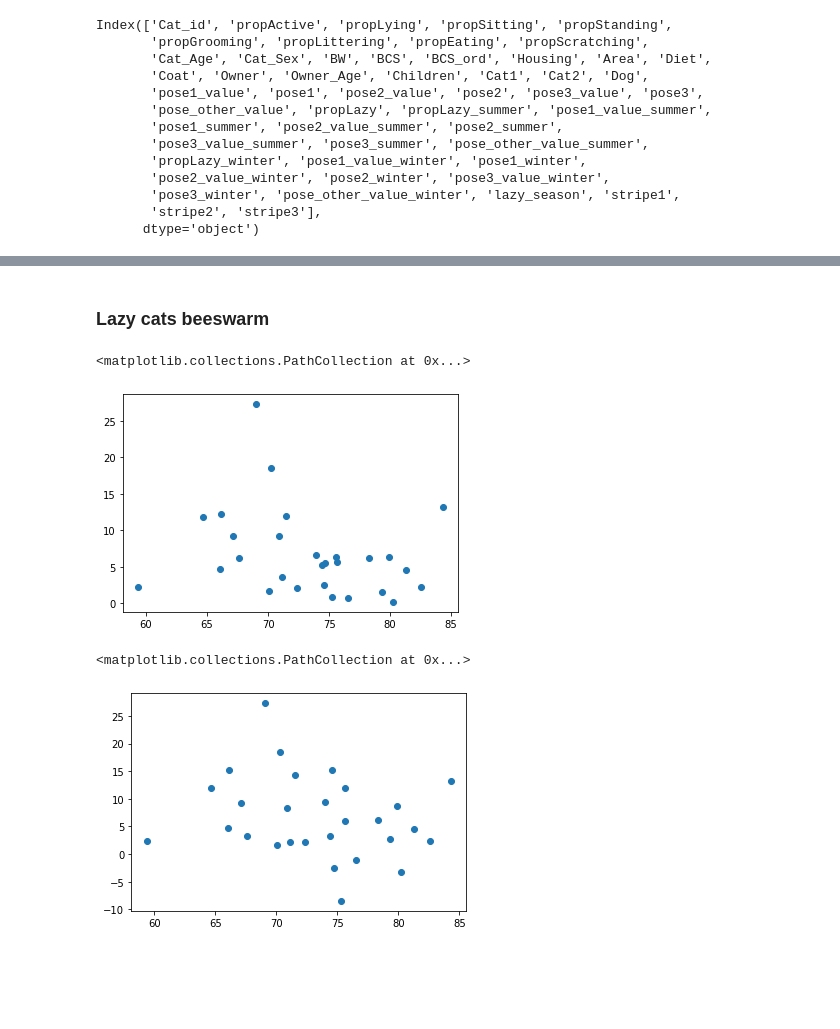
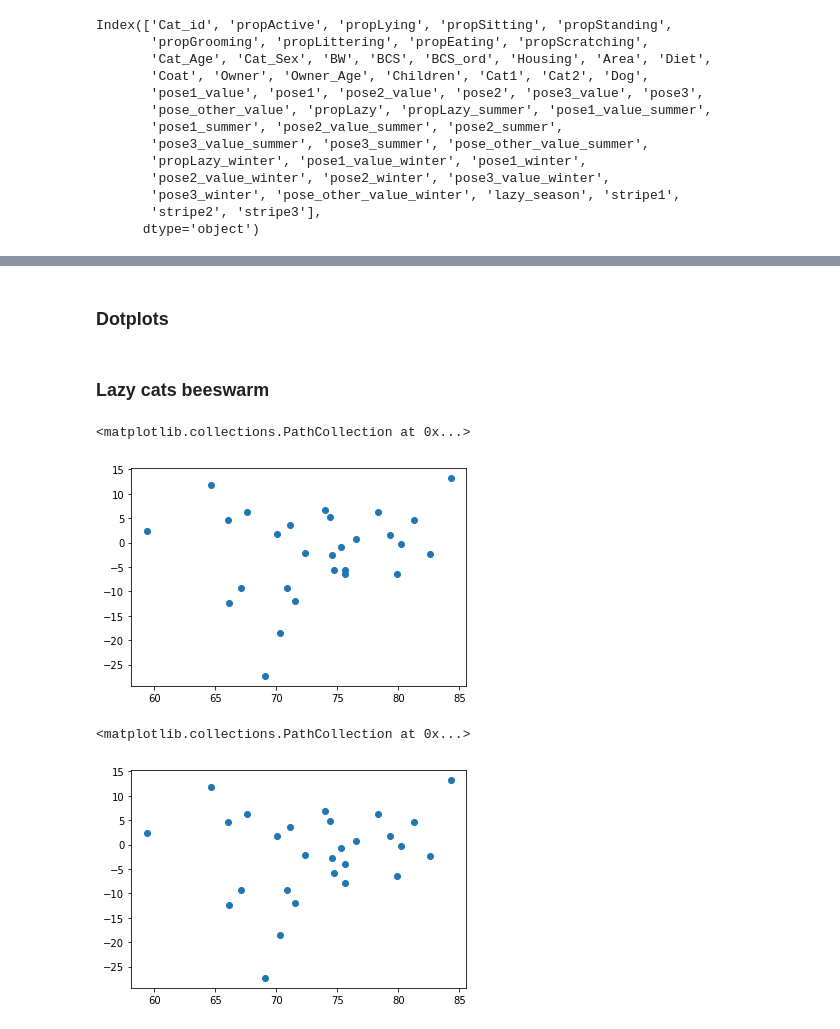
Before and after one commit to Lisa-Ho/d3-playground, a Jupyter notebook: src/components/lazy-cats/analysis/lazy-cats.ipynb, the cells around one changed output, grey strips where cells are left out. Drawn from its saved outputs; the diff is of its cells as text; code cells hidden in the pictures; blank space fills up the shorter version.

```diff
--- a/src/components/lazy-cats/analysis/lazy-cats.ipynb
+++ b/src/components/lazy-cats/analysis/lazy-cats.ipynb
@@ -94,7 +96,7 @@ df = pd.merge(df,
 
 #more lazy in summer or winter
 df["lazy_season"] = df[["propLazy_summer", "propLazy_winter"]].idxmax(axis=1).str.split("_").str[1]
-df["lazy_diff"] = (df["propLazy_summer"] - df["propLazy_winter"]).abs()
+df["lazy_diff"] = (df["propLazy_winter"] - df["propLazy_summer"])
 
 #convert weight rating into dummy variables (5=Ideal > no stripes, 6=Overweight, 7=Heavy, 8=Obese > 3 stripes)
 df["stripe1"] = [1 if i > 5 else 0 for i in df["BCS"]]
@@ -110,6 +112,28 @@ df.head()
 | 3 | Cat12 | 3.10 | 36.65 | 33.60 | 16.6 | 4.05 | 0.00 | 5.95 | ... |
 | 4 | Cat13 | 2.40 | 53.40 | 17.70 | 13.8 | 3.20 | 0.00 | 9.50 | ... |
 5 rows × 53 columns
+# %%
+#cat names
+#names come from Blue Cross charity https://www.bluecross.org.uk/advice/cat/wellbeing-and-care/top-cat-names
+#import random
+#random.shuffle(names_females)
+names_females = ['Fuzzy', 'Tilly', 'Patches', 'Lilly', 'Pumpkin', 'Luna', 'Fluffy',
+                'Bella', 'Molly', 'Bubbles', 'Smudge', 'Misty', 'Poppy', 'Fudge',
+                'Daisy', 'Lily', 'Boo']
+names_males = ['Inky', 'Charlie', 'Ralph', 'Finley', 'Tabby', 'Marbles', 'Lucky',
+                'Oscar', 'Socks', 'Felix', 'Buddy']
+
+#assign random cat name
+female_iter = iter(names_females)
+male_iter = iter(names_males)
+def assign_name(gender):
+    if gender == 'Neutered female':
+        return next(female_iter, 'Unnamed_Female')
+    elif gender == 'Neutered male':
+        return next(male_iter, 'Unnamed_Male')
+    else:
+        return 'Unknown'
+df['Cat_name'] = df['Cat_Sex'].apply(assign_name)
 # %%
 df.columns
 # %% [output]
@@ -202,3 +292,5 @@ Index(['Cat_id', 'propActive', 'propLying', 'propSitting', 'propStanding',
+# %% [markdown]
+### Dotplots
 # %% [markdown]
 ### Lazy cats beeswarm
 # %%
@@ -207,27 +299,27 @@ fig, ax = plt.subplots()
 ax.scatter(df["propLazy"], df["lazy_diff"])
 # %% [output]
 <matplotlib.collections.PathCollection at 0x...>
-[figure, old version]
+[figure, new version]
 # %%
-def relax_y_positions(x_vals, y_vals, radius=3, iterations=10):
+def relax_y_positions(x_vals, y_vals, radius=1, iterations=10):
     y = y_vals.copy()
     for _ in range(iterations):
         for i in range(len(x_vals)):
             for j in range(i + 1, len(x_vals)):
                 if abs(x_vals[i] - x_vals[j]) < 1:
                     dy = y[j] - y[i]
                     if abs(dy) < 2 * radius:
                         shift = (2 * radius - abs(dy)) / 2
                         direction = 1 if dy >= 0 else -1
                         y[i] -= shift * direction
                         y[j] += shift * direction
     return y
 
 new_y = relax_y_positions(df["propLazy"], df["lazy_diff"])
 
 ## Scatter
 fig, ax = plt.subplots()
 ax.scatter(df["propLazy"], new_y)
 # %% [output]
 <matplotlib.collections.PathCollection at 0x...>
-[figure, old version]
+[figure, new version]
```
Also changed, not shown: parts of 7 cells of this notebook.
